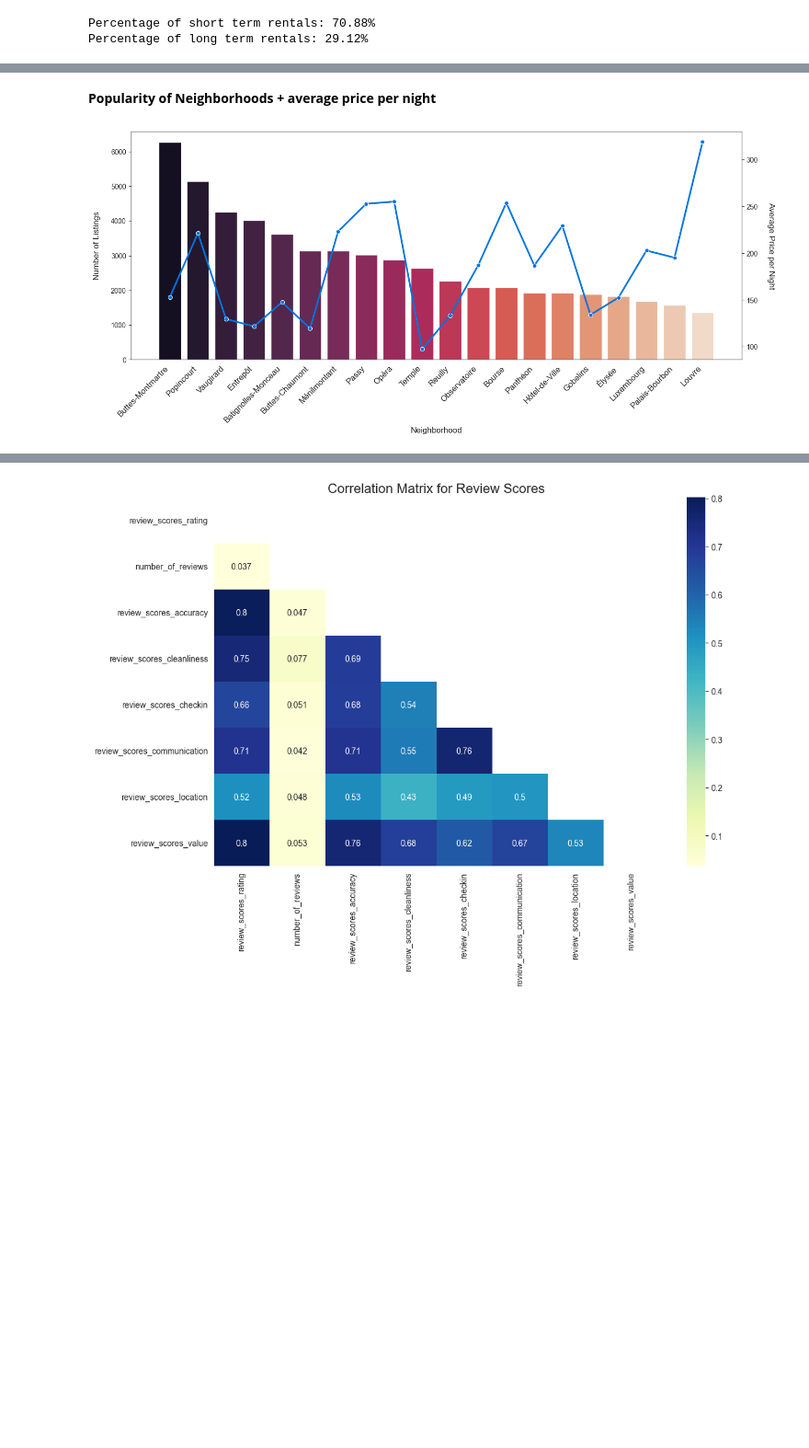
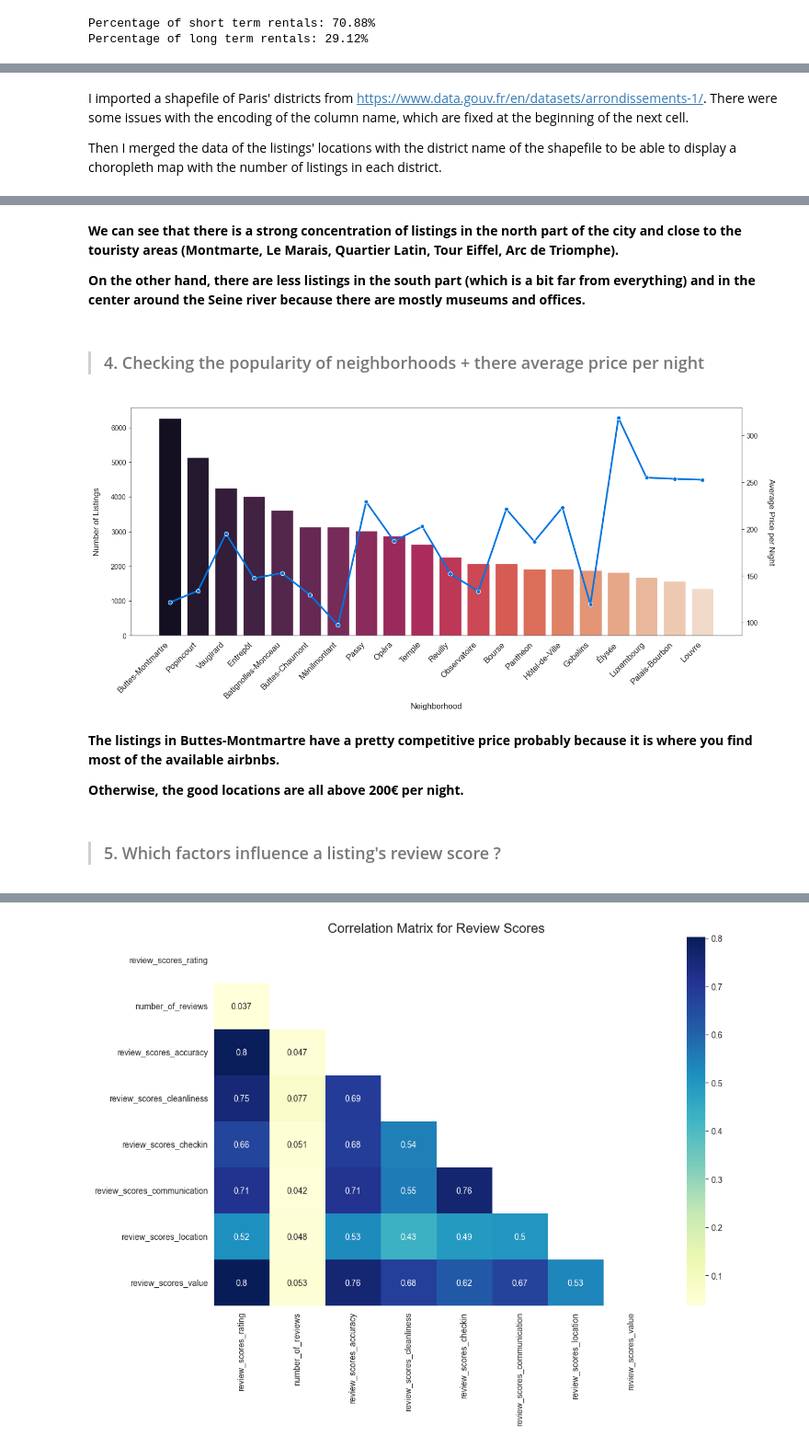
Before and after one commit to melvil44/data_analyst_portfolio, a Jupyter notebook: AirBnB_Paris_Analysis/main.ipynb, the cells around one changed output, grey strips where cells are left out. Shown at 92% size. Cells and saved outputs as stored; diff of their text form; code cells hidden in the pictures; blank space fills up the shorter version.

```diff
--- a/AirBnB_Paris_Analysis/main.ipynb
+++ b/AirBnB_Paris_Analysis/main.ipynb
@@ -204,6 +219,10 @@ HeatMap(heatmap_data, min_opacity=0.1).add_to(paris_map)
 paris_map
 # %% [output]
 [interactive output not drawn]
+# %% [markdown]
+I imported a shapefile of Paris' districts from https://www.data.gouv.fr/en/datasets/arrondissements-1/. There were some issues with the encoding of the column name, which are fixed at the beginning of the next cell.
+
+Then I merged the data of the listings' locations with the district name of the shapefile to be able to display a choropleth map with the number of listings in each district.
 # %%
 import geopandas as gpd
 import folium
@@ -245,35 +264,46 @@ folium.LayerControl().add_to(paris_map)
 paris_map
 # %% [output]
 [interactive output not drawn]
+# %% [markdown]
+**We can see that there is a strong concentration of listings in the north part of the city and close to the touristy areas (Montmarte, Le Marais, Quartier Latin, Tour Eiffel, Arc de Triomphe).**
+
+**On the other hand, there are less listings in the south part (which is a bit far from everything) and in the center around the Seine river because there are mostly museums and offices.**
 # %% [markdown]
-**Popularity of Neighborhoods + average price per night**
+> ### 4. Checking the popularity of neighborhoods + there average price per night
-# %%
-import pandas as pd
-import seaborn as sns
-import matplotlib.pyplot as plt
-
-listings = pd.read_csv("data/listings.csv")
-
-# Remove dollar symbol and convert price to float
-listings['price'] = listings['price'].str.replace('$','').str.replace(',','').astype(float)
-
-neighborhood_counts = listings.groupby('neighbourhood_cleansed')['id'].count().reset_index(name='count')
-neighborhood_counts = neighborhood_counts.sort_values('count', ascending=False)
-plt.figure(figsize=(16,6))
-sns.set_style("white")
-ax = sns.barplot(data=neighborhood_counts, x='neighbourhood_cleansed', y='count', order=neighborhood_counts['neighbourhood_cleansed'], palette="rocket")
-ax.set_xticklabels(ax.get_xticklabels(), rotation=45, horizontalalignment='right', fontsize=12)
-plt.xlabel("Neighborhood", fontsize=12)
-plt.ylabel("Number of Listings", fontsize=12, labelpad=15)
-
-# Create a twin axis for the average price
-grouped_listings = listings.groupby('neighbourhood_cleansed')['price'].mean().reset_index(name='price')
-ax2 = ax.twinx()
-sns.lineplot(data=grouped_listings, x='neighbourhood_cleansed', y='price', ax=ax2, color='#0174DF', linewidth=2.5, marker='o')
-ax2.set_ylabel('Average Price per Night', fontsize=12, rotation=270)
-ax2.yaxis.labelpad = 25
-
-plt.show()
-# %% [output]
-[figure, removed]
+# %%
+import pandas as pd
+import seaborn as sns
+import matplotlib.pyplot as plt
+
+listings = pd.read_csv("data/listings.csv")
+
+# Remove dollar symbol and convert price to float
+listings['price'] = listings['price'].str.replace('$','').str.replace(',','').astype(float)
+
+neighborhood_counts = listings.groupby('neighbourhood_cleansed')['id'].count().reset_index(name='count')
+neighborhood_counts = neighborhood_counts.sort_values('count', ascending=False)
+plt.figure(figsize=(16,6))
+sns.set_style("white")
+ax = sns.barplot(data=neighborhood_counts, x='neighbourhood_cleansed', y='count', order=neighborhood_counts['neighbourhood_cleansed'], palette="rocket")
+ax.set_xticklabels(ax.get_xticklabels(), rotation=45, horizontalalignment='right', fontsize=12)
+plt.xlabel("Neighborhood", fontsize=12)
+plt.ylabel("Number of Listings", fontsize=12, labelpad=15)
+
+# Create a twin axis for the average price
+grouped_listings = listings.groupby('neighbourhood_cleansed')['price'].mean().reset_index(name='price')
+grouped_listings = pd.merge(grouped_listings, neighborhood_counts, on='neighbourhood_cleansed').sort_values('count', ascending=False)
+ax2 = ax.twinx()
+sns.lineplot(data=grouped_listings, x='neighbourhood_cleansed', y='price', ax=ax2, color='#0174DF', linewidth=2.5, marker='o')
+ax2.set_ylabel('Average Price per Night', fontsize=12, rotation=270)
+ax2.yaxis.labelpad = 25
+
+plt.show()
+# %% [output]
+[figure, added]
+# %% [markdown]
+**The listings in Buttes-Montmartre have a pretty competitive price probably because it is where you find most of the available airbnbs.**
+
+**Otherwise, the good locations are all above 200€ per night.**
+# %% [markdown]
+> ### 5. Which factors influence a listing's review score ?
 # %% [markdown]
```
Also changed, not shown: parts of 19 cells of this notebook.
